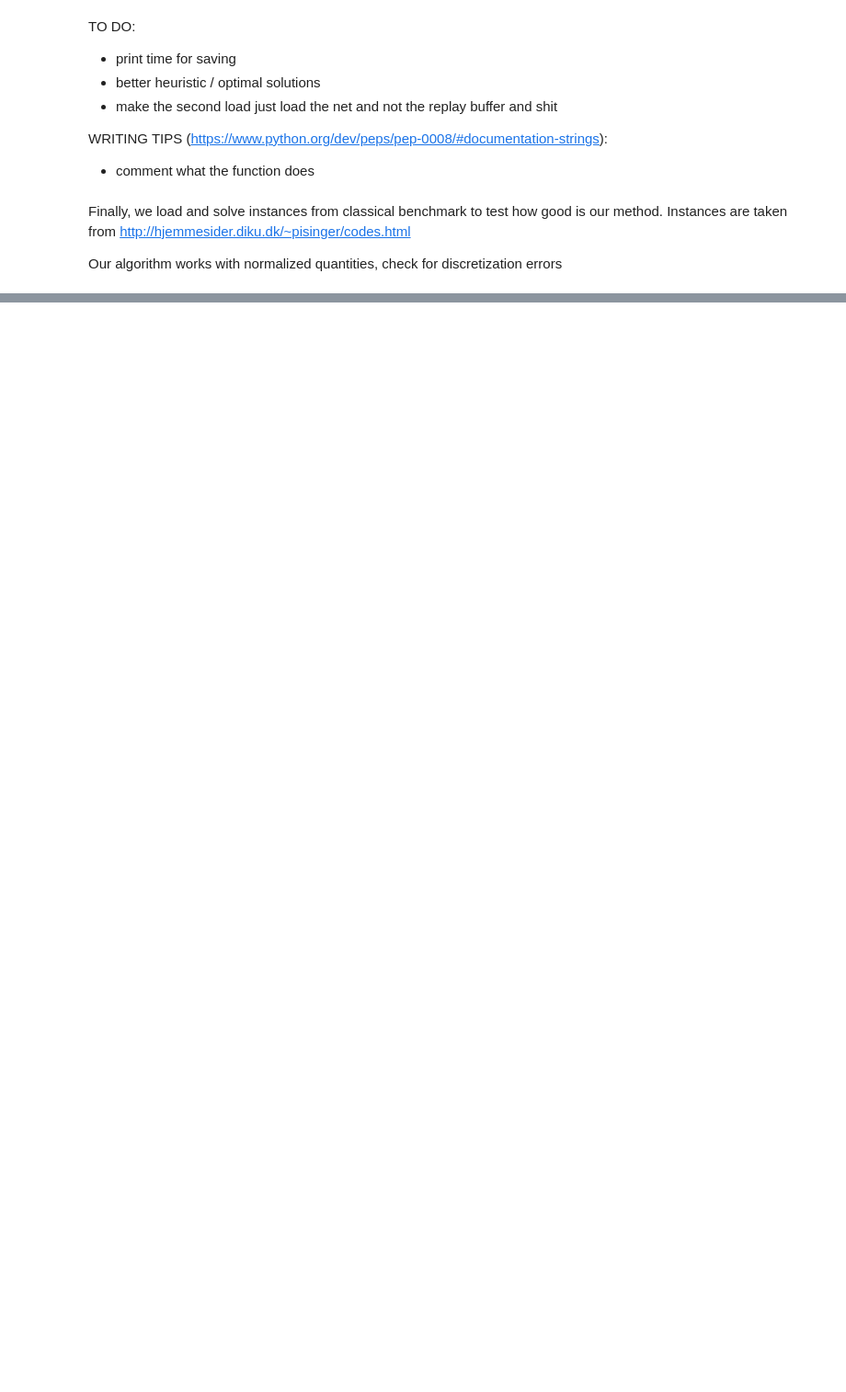
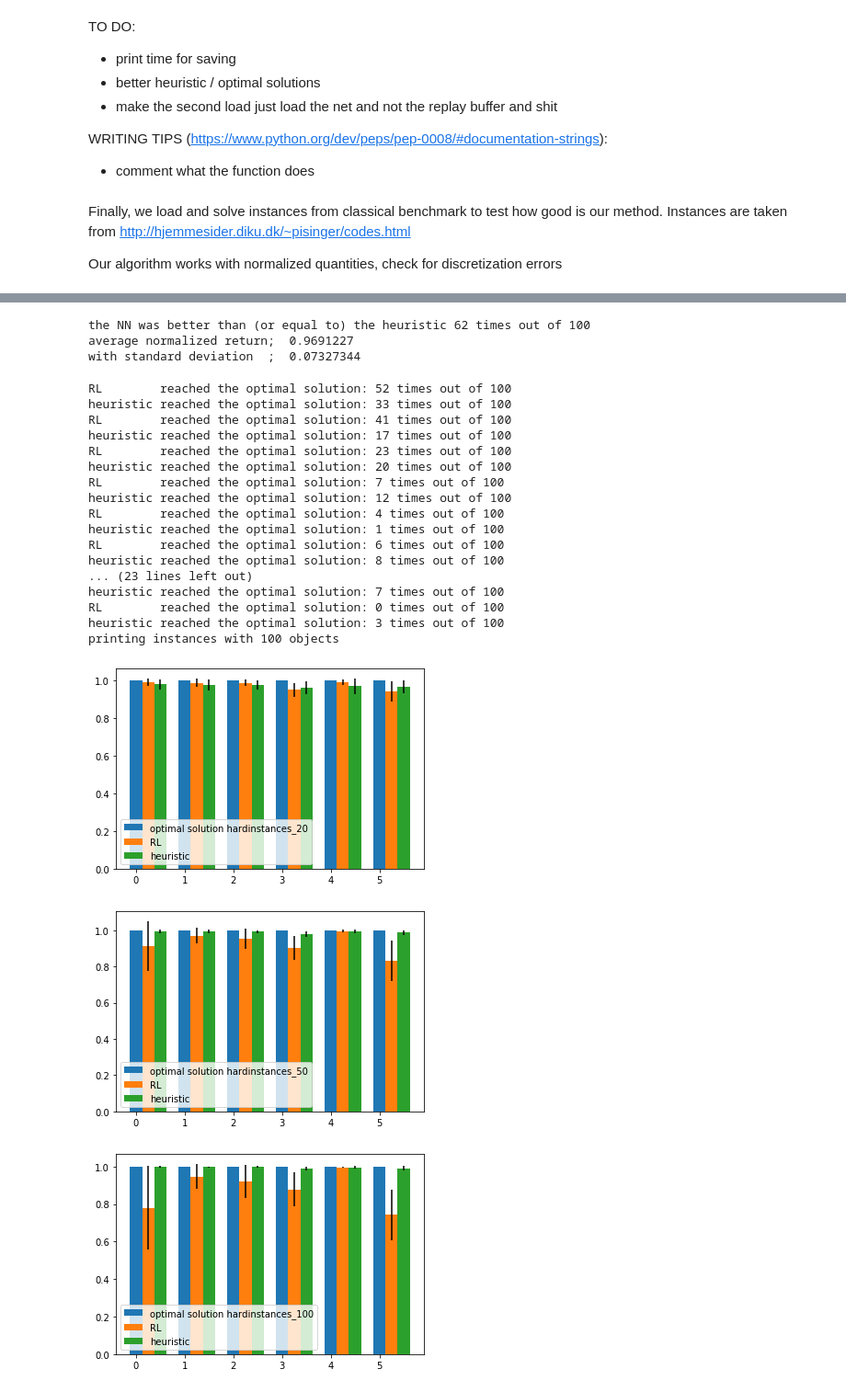
Before and after one commit to ReBiscottone/RL_Knapsack, a Jupyter notebook: RL_for_the_KP/RL_for_the_KP_test.ipynb, the cells around one changed output, grey strips where cells are left out. Shown at 92% size. Saved outputs shown, nothing was run; the diff lists cells and outputs as text; code cells hidden in the pictures; blank space fills up the shorter version.

```diff
--- a/RL_for_the_KP/RL_for_the_KP_test.ipynb
+++ b/RL_for_the_KP/RL_for_the_KP_test.ipynb
@@ -527,7 +527,7 @@ class LearnerClass():
 
         time_start = time.time()
         # gradient clipping
-        clip_value = 1
+        clip_value = 0.1
         grad_norm = torch.nn.utils.clip_grad_norm_(self.Model.Net_current.parameters(), clip_value)
         time_clipping = time.time() - time_start
 
@@ -567,10 +567,13 @@ class RunnerClass():
         self.Model = Model
         self.Environment = Environment
 
-    def NewTrainingTask(self, iteration_counter,num_iterations):
+    def NewTrainingTask(self, iteration_counter,num_iterations, task = 'dummy'):
 
         Transitions = []
-        state, task = self.Environment.InitialStateNewTask()
+        if task == 'dummy':
+            state, task = self.Environment.InitialStateNewTask()
+        else:
+            state = task.initial_state()
         G = 0 # reward obtained
         while state.Final == 0:
             action_index, Q_vals = self.Model.training_step(state, iteration_counter,num_iterations)
@@ -1226,3 +1456,71 @@ for group in [Small, Large, Hard]:
+# %%
+# are you using the net from a previous test?
+LoadTest = False
+# objects in the middel of training (Aux1 or Aux2) or completely computed (Final)
+Path_load = PATH_Final
+if LoadTest:
+    Runner = LoadDataToEvaluate(Path_load)
+mean, std = Evaluate(100, Runner)
+print('average normalized return; ', mean)
+print('with standard deviation  ; ', std)
+# %% [output]
+the NN was better than (or equal to) the heuristic 62 times out of 100
+average normalized return;  0.9691227
+with standard deviation  ;  0.07327344
+# %%
+#for group in [Small, Large, Hard]:
+for group in [Hard]:
+    path_benchmark = group[0]
+    Types = group[1]
+    Numbers = group[2]
+    range_number = group[3]
+    name_for_string = group[4]
+    for n in Numbers:
+        Instances_Names = []
+        Results = []
+        for t in Types:
+            instance_name = 'knapPI_'+t+'_'+n+'_'+range_number+'.csv'
+            mean, std, h_mean, h_std = EvaluateFile(path_benchmark, instance_name, Runner)
+            Results.append([instance_name, mean, std, h_mean, h_std])
+        # print
+        print('printing instances with '+n+' objects')
+        plt.figure()
+        means  = [res[1] for res in Results]
+        stds   = [res[2] for res in Results]
+        h_means  = [res[3] for res in Results]
+        h_stds   = [res[4] for res in Results]
+        x_axis = np.arange(len(means))
+        Ones = [1 for j in range(len(x_axis))]
+        plt.bar(x_axis, Ones, label = 'optimal solution ' + name_for_string + str(n), width = 0.25)
+        #plt.bar(x_axis, means, yerr=stds,fmt='o-', label = 'Results on Pisinger\'s instances') #
+        plt.bar(x_axis+0.25, means, yerr=stds, label = 'RL', width = 0.25) #
+        plt.bar(x_axis+0.5, h_means, yerr=h_stds, label = 'heuristic', width = 0.25) #
+
+        plt.ylim(bottom=0)
+        plt.legend()
+        leg = plt.legend( loc = 'lower left')
+        plt.savefig(PATH_images_evaluation+name_for_string+'_n'+n+'.png', bbox_inches='tight')
+# %% [output]
+RL        reached the optimal solution: 52 times out of 100
+heuristic reached the optimal solution: 33 times out of 100
+RL        reached the optimal solution: 41 times out of 100
+heuristic reached the optimal solution: 17 times out of 100
+RL        reached the optimal solution: 23 times out of 100
+heuristic reached the optimal solution: 20 times out of 100
+RL        reached the optimal solution: 7 times out of 100
+heuristic reached the optimal solution: 12 times out of 100
+RL        reached the optimal solution: 4 times out of 100
+heuristic reached the optimal solution: 1 times out of 100
+RL        reached the optimal solution: 6 times out of 100
+heuristic reached the optimal solution: 8 times out of 100
+... (23 lines left out)
+heuristic reached the optimal solution: 7 times out of 100
+RL        reached the optimal solution: 0 times out of 100
+heuristic reached the optimal solution: 3 times out of 100
+printing instances with 100 objects
+[figure, added]
+[figure, added]
+[figure, added]
 # %%
 from datetime import datetime
 
```
Also changed, not shown: parts of 12 cells of this notebook.
